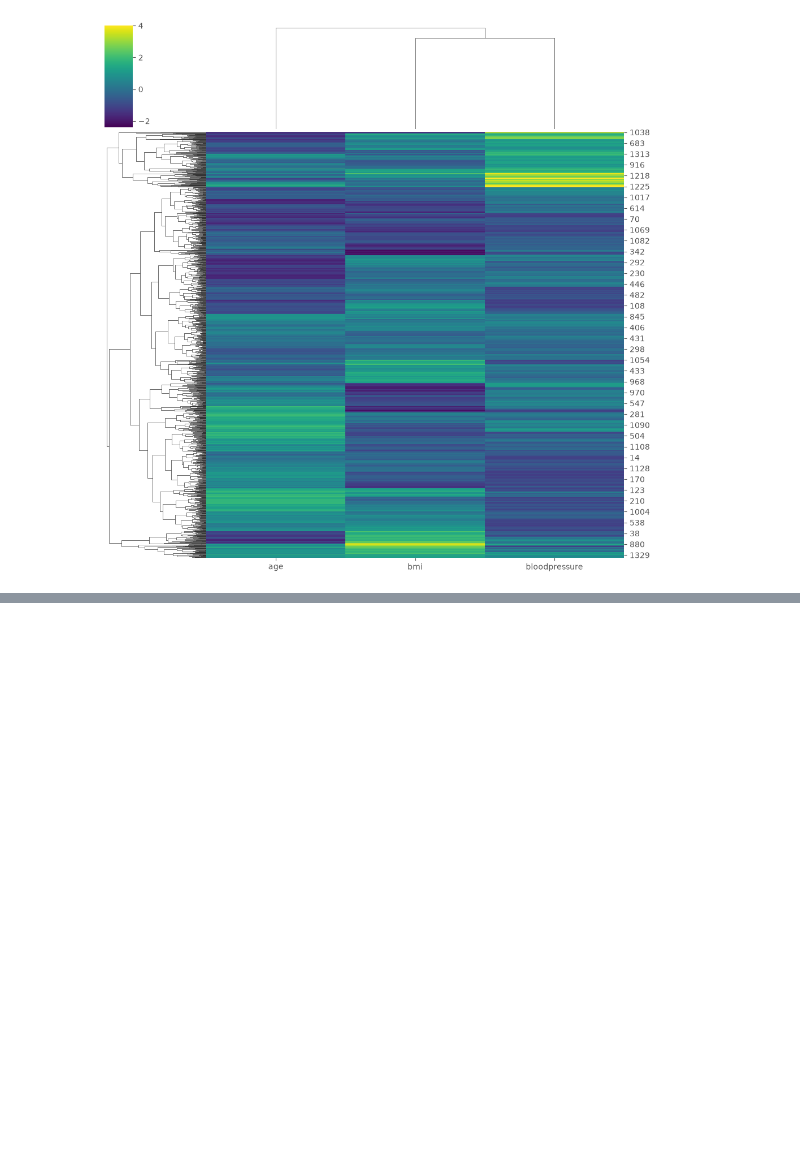
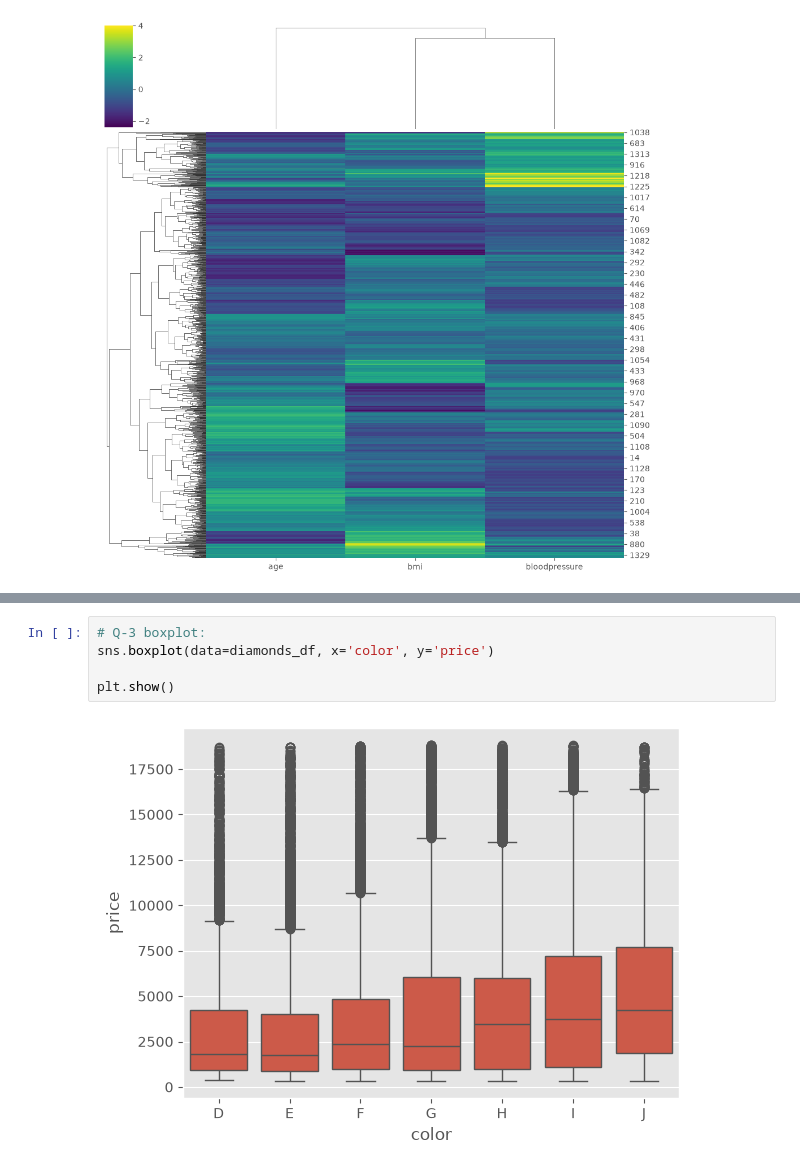
Before and after one commit to muhammad-saad-2006/ai-learning, a Jupyter notebook: week1/seaborn-practice.ipynb, the cells around one changed output, grey strips where cells are left out. Drawn from its saved outputs; the diff is of its cells as text; blank space fills up the shorter version.

```diff
--- a/week1/seaborn-practice.ipynb
+++ b/week1/seaborn-practice.ipynb
@@ -129,0 +156,7 @@ plt.show()
+# %%
+# Q-3 boxplot:
+sns.boxplot(data=diamonds_df, x='color', y='price')
+
+plt.show()
+# %% [output]
+[figure, added]
```
Also changed, not shown: parts of 9 cells of this notebook.
